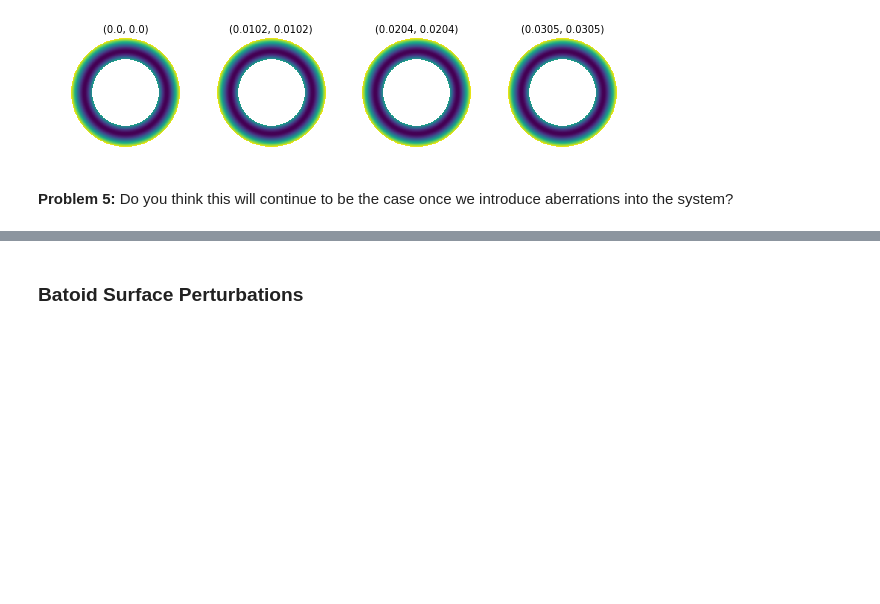
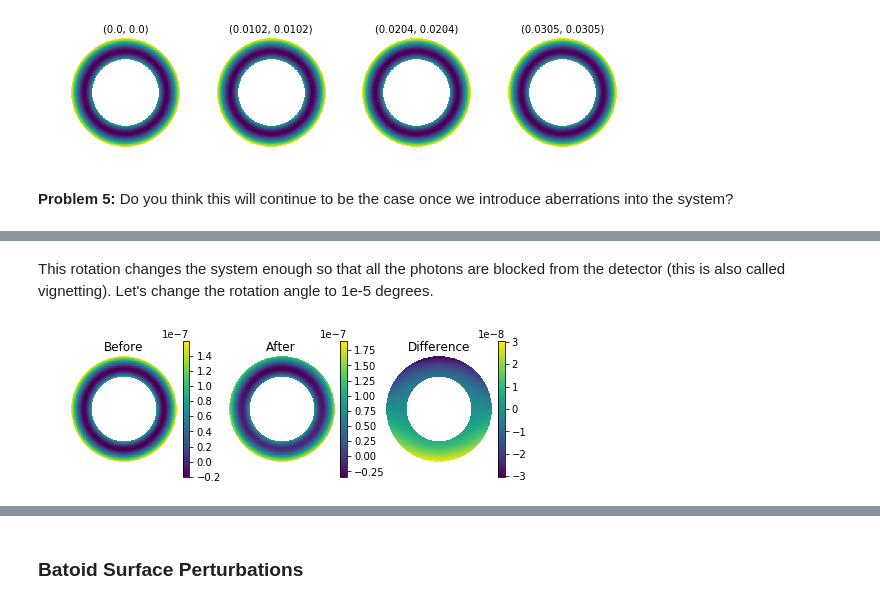
Before and after one commit to davidthomas5412/ForwardModelingLSSTDonuts, a Jupyter notebook: notebooks/RaytracingAndFittingTheOPD.ipynb, the cells around one changed output, grey strips where cells are left out. Drawn from its saved outputs; the diff is of its cells as text; code cells hidden in the pictures; blank space fills up the shorter version.

```diff
--- a/notebooks/RaytracingAndFittingTheOPD.ipynb
+++ b/notebooks/RaytracingAndFittingTheOPD.ipynb
@@ -279,0 +407,11 @@ for i,ax in enumerate(axes):
+# %% [markdown]
+This rotation changes the system enough so that all the photons are blocked from the detector (this is also called vignetting). Let's change the rotation angle to 1e-5 degrees.
+# %%
+rotAngle = 1e-5
+rot = batoid.RotX(np.deg2rad(rotAngle))
+rotOptic = optic.withLocallyRotatedOptic('LSST.M1', rot)
+after = opd(rotOptic, theta_x, theta_y)
+
+plotDifference(before, after)
+# %% [output]
+[figure, added]
```
Also changed, not shown: parts of 36 cells of this notebook.
